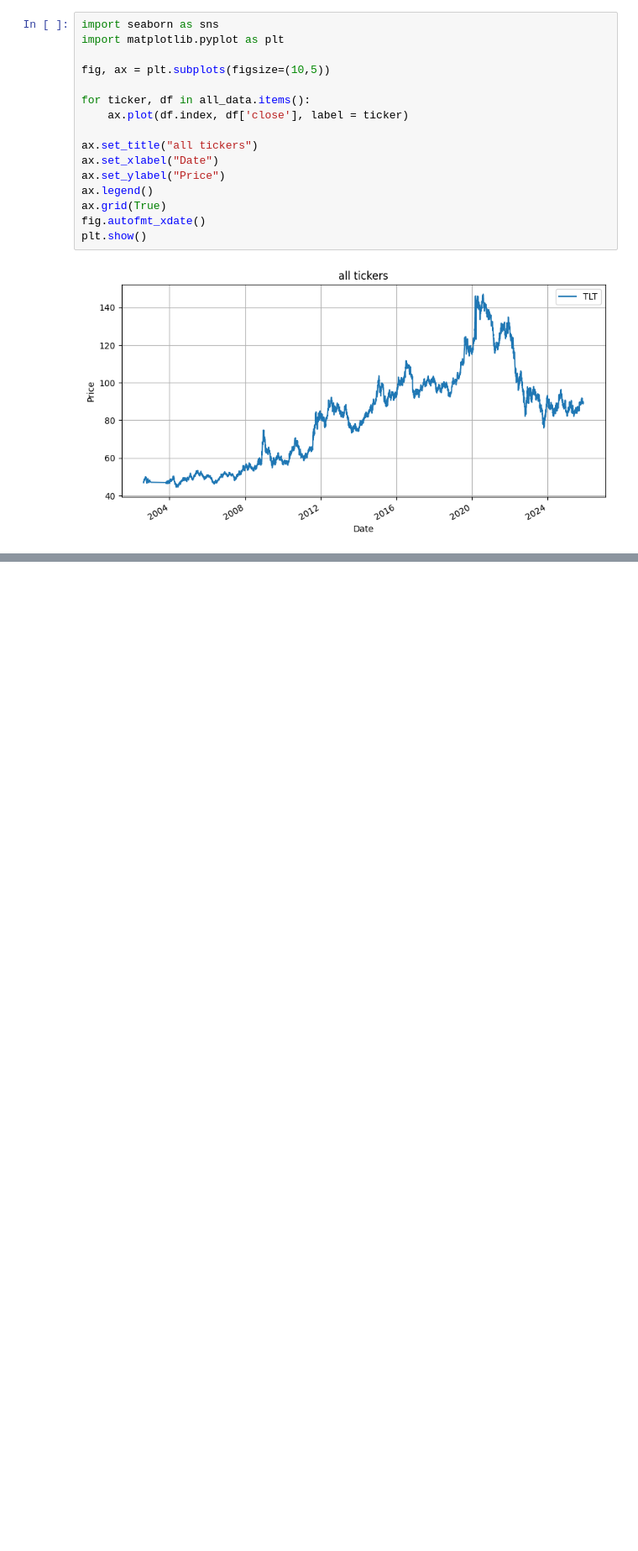
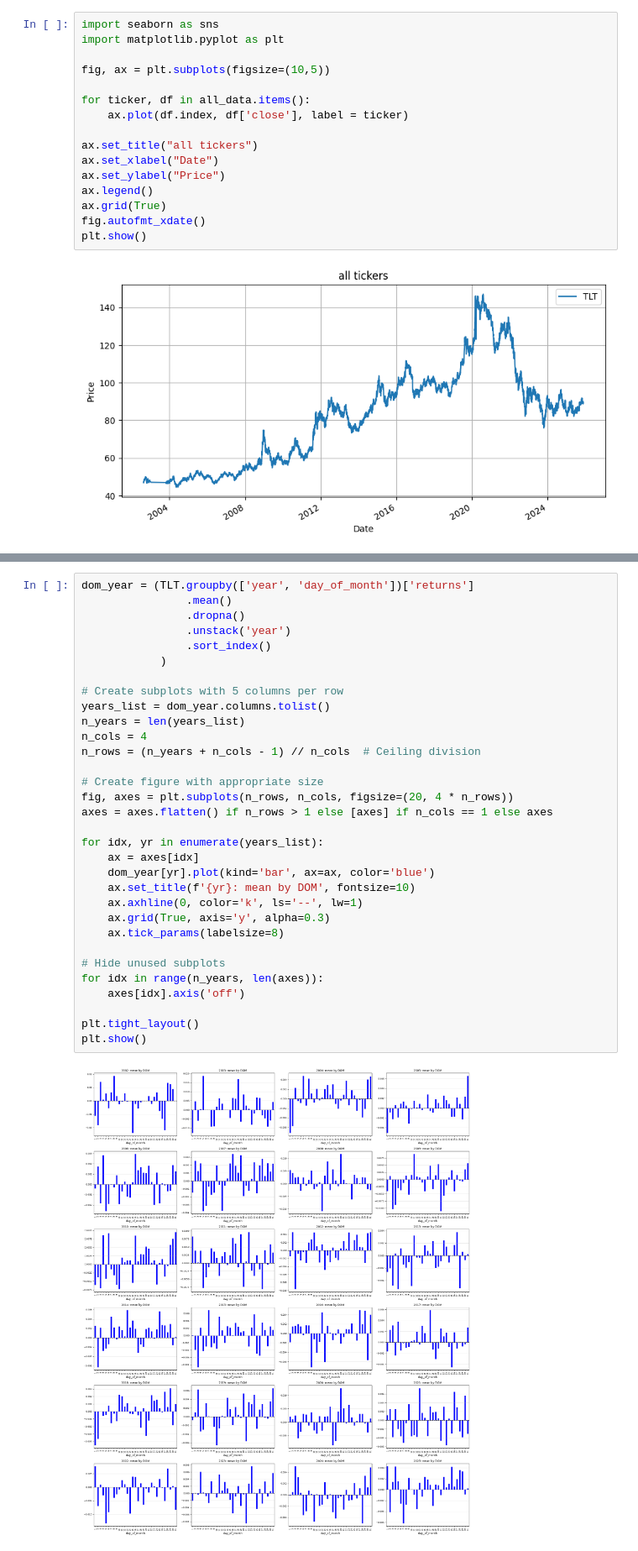
Before and after one commit to ShreyanshR/Research, a Jupyter notebook: TLT.ipynb, the cells around one changed output, grey strips where cells are left out. Shown: that part at 84% size. Drawn from its saved outputs; the diff is of its cells as text; blank space fills up the shorter version.

```diff
--- a/TLT.ipynb
+++ b/TLT.ipynb
@@ -148,0 +168,34 @@ plt.show()
+# %%
+dom_year = (TLT.groupby(['year', 'day_of_month'])['returns']
+                .mean()
+                .dropna()
+                .unstack('year')
+                .sort_index()
+            )
+
+# Create subplots with 5 columns per row
+years_list = dom_year.columns.tolist()
+n_years = len(years_list)
+n_cols = 4
+n_rows = (n_years + n_cols - 1) // n_cols  # Ceiling division
+
+# Create figure with appropriate size
+fig, axes = plt.subplots(n_rows, n_cols, figsize=(20, 4 * n_rows))
+axes = axes.flatten() if n_rows > 1 else [axes] if n_cols == 1 else axes
+
+for idx, yr in enumerate(years_list):
+    ax = axes[idx]
+    dom_year[yr].plot(kind='bar', ax=ax, color='blue')
+    ax.set_title(f'{yr}: mean by DOM', fontsize=10)
+    ax.axhline(0, color='k', ls='--', lw=1)
+    ax.grid(True, axis='y', alpha=0.3)
+    ax.tick_params(labelsize=8)
+
+# Hide unused subplots
+for idx in range(n_years, len(axes)):
+    axes[idx].axis('off')
+
+plt.tight_layout()
+plt.show()
+# %% [output]
+[figure, added]
```
Also changed, not shown: parts of 3 cells of this notebook, 1 other file.
